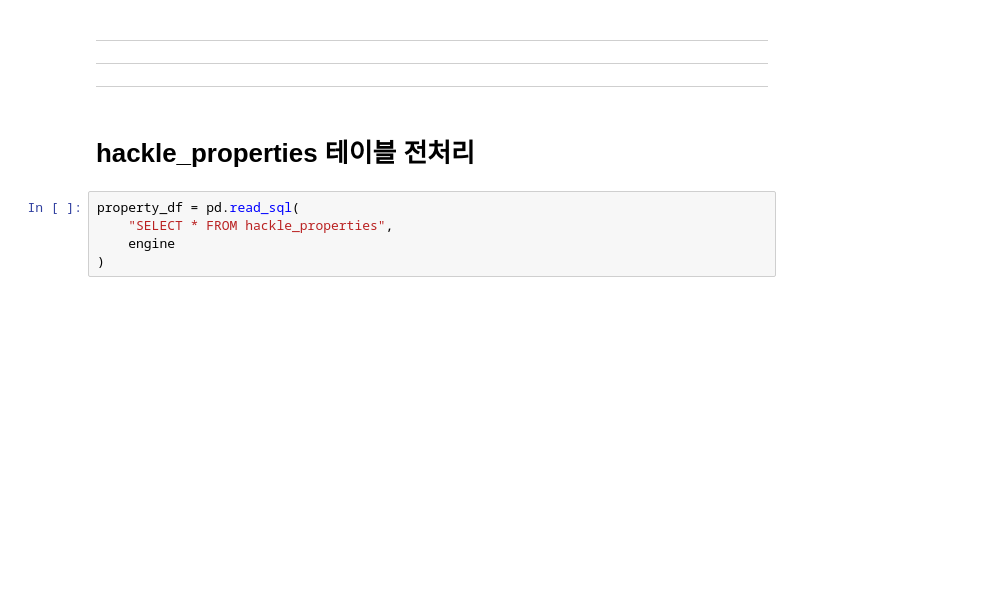
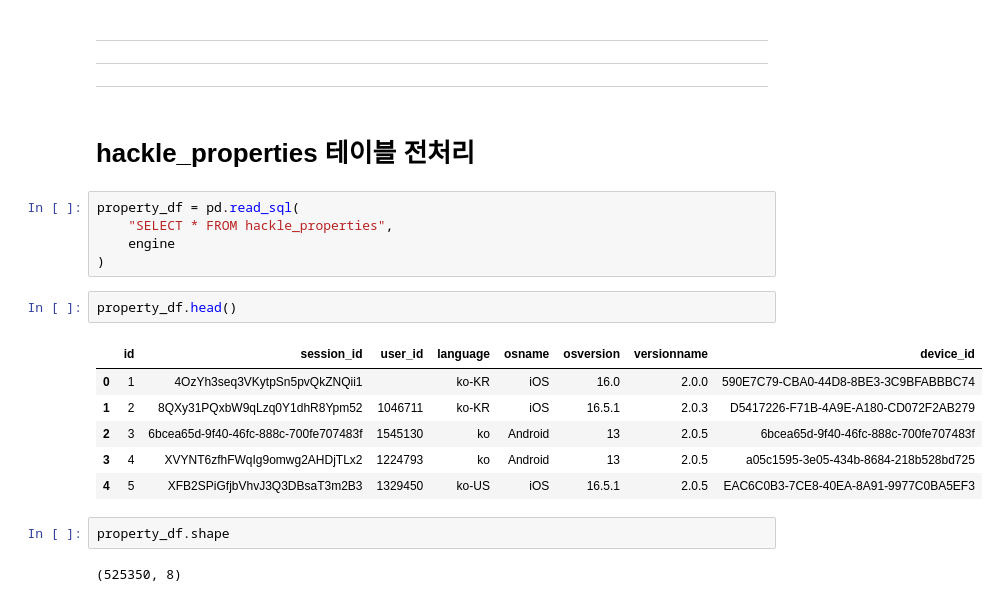
Before and after one commit to DA15-Lab/team4-final-project, a Jupyter notebook: notebooks/preprocessing/prep-hackle.ipynb, the cells around one changed output. Cells and saved outputs as stored; diff of their text form; blank space fills up the shorter version.

```diff
--- a/notebooks/preprocessing/prep-hackle.ipynb
+++ b/notebooks/preprocessing/prep-hackle.ipynb
@@ -716,3 +716,16 @@ property_df = pd.read_sql(
     "SELECT * FROM hackle_properties",
     engine
 )
+# %%
+property_df.head()
+# %% [output]
+|  | id | session_id | user_id | language | osname | osversion | versionname | device_id |
+| 0 | 1 | 4OzYh3seq3VKytpSn5pvQkZNQii1 |  | ko-KR | iOS | 16.0 | 2.0.0 | 590E7C79-CBA0-44D8-8BE3-3C9BFABBBC74 |
+| 1 | 2 | 8QXy31PQxbW9qLzq0Y1dhR8Ypm52 | 1046711 | ko-KR | iOS | 16.5.1 | 2.0.3 | D5417226-F71B-4A9E-A180-CD072F2AB279 |
+| 2 | 3 | 6bcea65d-9f40-46fc-888c-700fe707483f | 1545130 | ko | Android | 13 | 2.0.5 | 6bcea65d-9f40-46fc-888c-700fe707483f |
+| 3 | 4 | XVYNT6zfhFWqIg9omwg2AHDjTLx2 | 1224793 | ko | Android | 13 | 2.0.5 | a05c1595-3e05-434b-8684-218b528bd725 |
+| 4 | 5 | XFB2SPiGfjbVhvJ3Q3DBsaT3m2B3 | 1329450 | ko-US | iOS | 16.5.1 | 2.0.5 | EAC6C0B3-7CE8-40EA-8A91-9977C0BA5EF3 |
+# %%
+property_df.shape
+# %% [output]
+(525350, 8)
```
Also changed, not shown: parts of 29 cells of this notebook.
